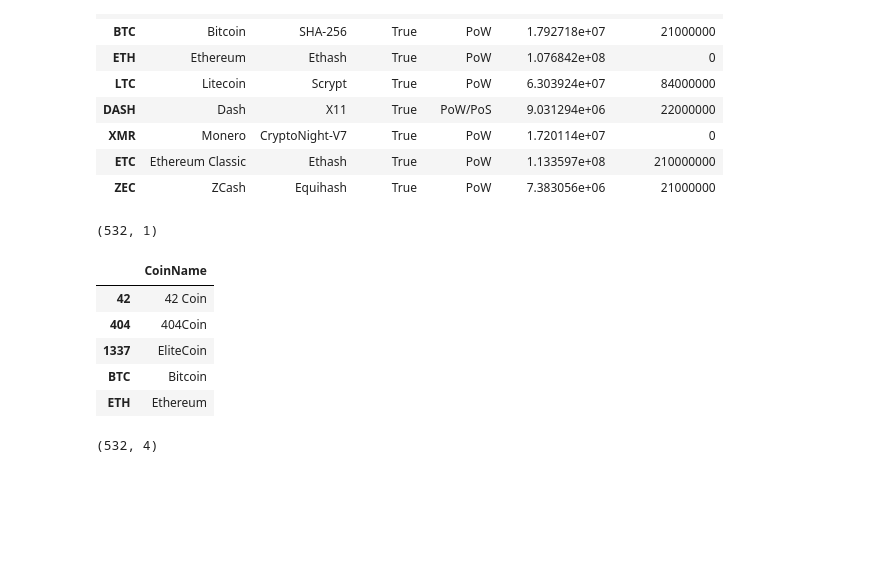
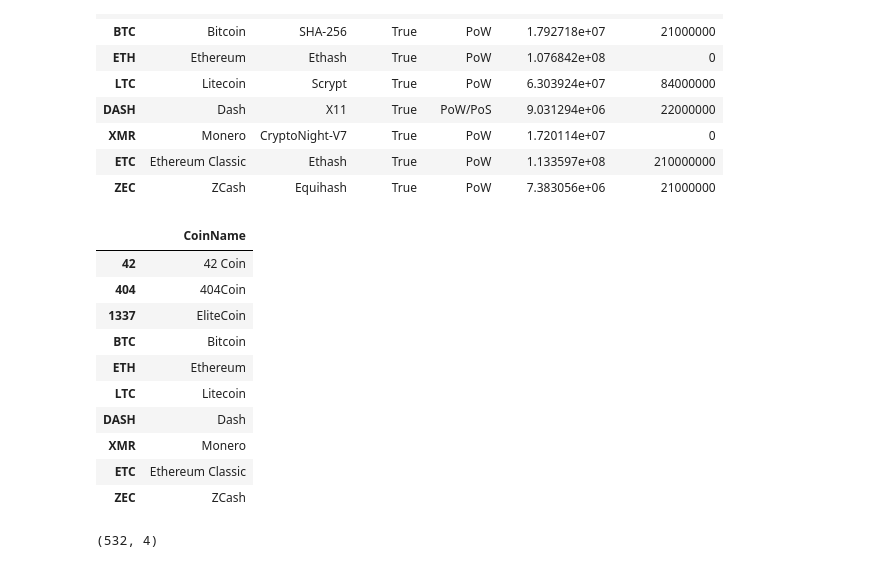
Before and after one commit to 17keerti/Cryptocurrencies, a Jupyter notebook: crypto_clustering.ipynb, the cells around one changed output. Cells and saved outputs as stored; diff of their text form; code cells hidden in the pictures; blank space fills up the shorter version.

Commit message:
Create new DF to hold crypto names

```diff
--- a/crypto_clustering.ipynb
+++ b/crypto_clustering.ipynb
@@ -106,15 +106,20 @@ new_crypto_df.head(10)
 | ZEC | ZCash | Equihash | True | PoW | 7.383056e+06 | 21000000 |
 # %%
 # Create a new DataFrame that holds only the cryptocurrencies names.
-# YOUR CODE HERE
+crypto_name_df = new_crypto_df[['CoinName']]
+crypto_name_df.head(10)
 # %% [output]
-(532, 1)
 |  | CoinName |
 | 42 | 42 Coin |
 | 404 | 404Coin |
 | 1337 | EliteCoin |
 | BTC | Bitcoin |
 | ETH | Ethereum |
+| LTC | Litecoin |
+| DASH | Dash |
+| XMR | Monero |
+| ETC | Ethereum Classic |
+| ZEC | ZCash |
 # %%
 # Drop the 'CoinName' column since it's not going to be used on the clustering algorithm.
 # YOUR CODE HERE
```
